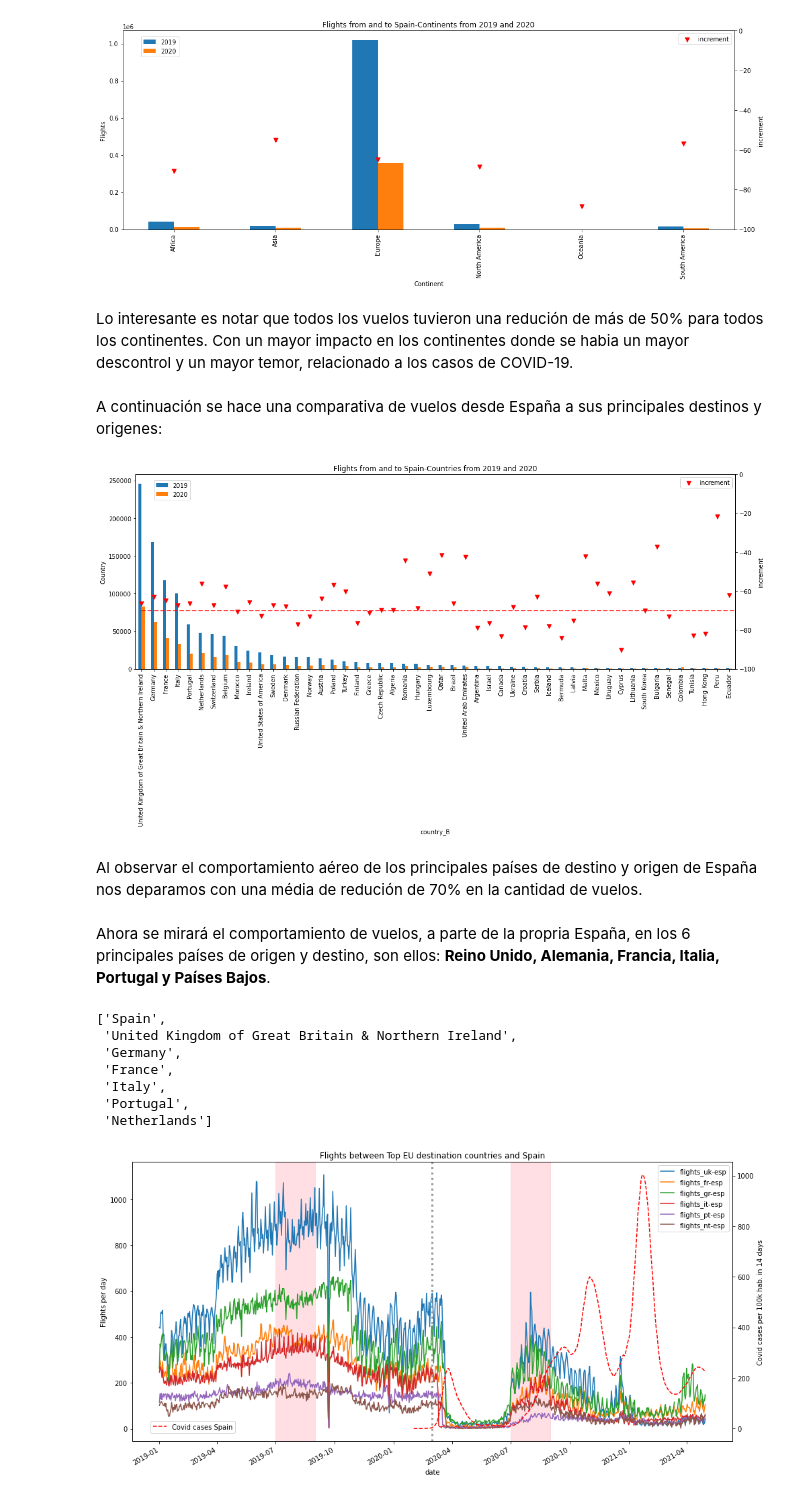
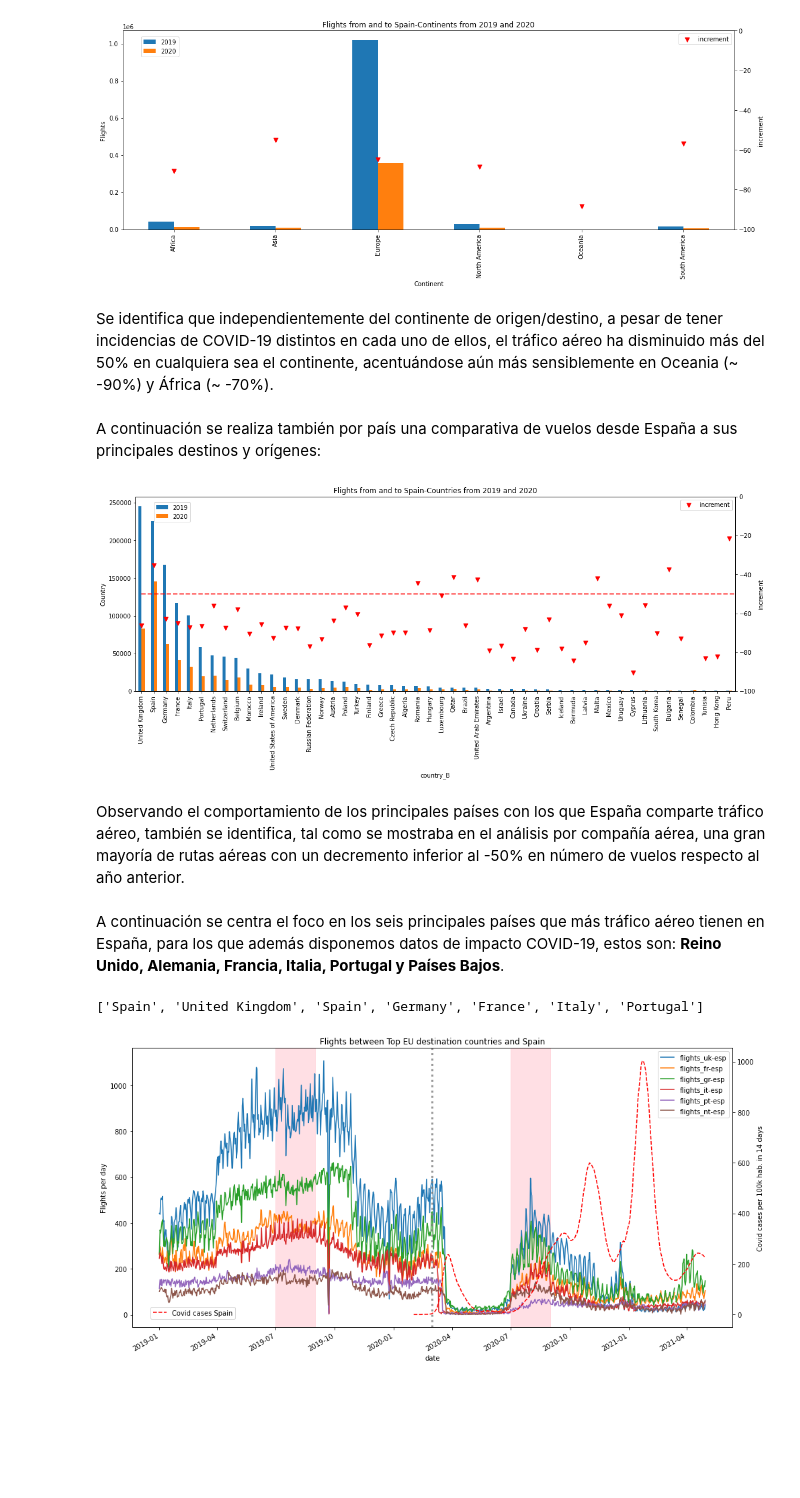
Before and after one commit to victorfontanezi/CapstoneProject, a Jupyter notebook: 3 - Analisis de vuelos en el mercado español.ipynb, the cells around one changed output. Saved outputs shown, nothing was run; the diff lists cells and outputs as text; code cells hidden in the pictures; blank space fills up the shorter version.

```diff
--- a/3 - Analisis de vuelos en el mercado español.ipynb
+++ b/3 - Analisis de vuelos en el mercado español.ipynb
@@ -205,7 +206,7 @@ df_esp.to_csv('input_data_clean/all_spain_flights_clean.csv.gz', sep=';', index=
 # %% [markdown]
 # Data Analysis
 # %%
-df_esp = pd.read_csv('input_data_clean/all_spain_flights_clean.csv.gz', sep=',', encoding='utf-8',)
+df_esp = pd.read_csv('input_data_clean/all_spain_flights_clean.csv.gz', sep=';', encoding='utf-8',)
 df_esp['date'] = pd.to_datetime(df_esp['date'])
 # %% [markdown]
 ## Top airline companies
@@ -391,43 +393,37 @@ ax2.set_ylim([-100,0])
 ax2.legend(loc=0);
 # %% [output]
 [figure]
-# %% [markdown]
-Lo interesante es notar que todos los vuelos tuvieron una redución de más de 50% para todos los continentes. Con un mayor impacto en los continentes donde se habia un mayor descontrol y un mayor temor, relacionado a los casos de COVID-19.
+# %% [markdown]
+Se identifica que independientemente del continente de origen/destino, a pesar de tener incidencias de COVID-19 distintos en cada uno de ellos, el tráfico aéreo ha disminuido más del 50% en cualquiera sea el continente, acentuándose aún más sensiblemente en Oceania (~ -90%) y África (~ -70%).
 # %% [markdown]
-A continuación se hace una comparativa de vuelos desde España a sus principales destinos y origenes:
+A continuación se realiza también por país una comparativa de vuelos desde España a sus principales destinos y orígenes:
 # %%
 df_desti = df_routes[(df_routes['year_']!=2021)]
 table_desti_con = pd.pivot_table(df_desti,values='flights',index=['country_B'],columns=['year_'],aggfunc='sum').fillna(0)
 table_desti_con = table_desti_con.sort_values(2019,ascending=False).iloc[0:50].fillna(0)
 table_desti_con.reset_index(inplace=True)
 table_desti_con['increment'] = np.round(((table_desti_con[2020]-table_desti_con[2019])/table_desti_con[2019])*100,2)
 ax_table_desti_con = table_desti_con.plot.bar(x='country_B',y=[2019,2020],figsize=(18,6))
 ax_table_desti_con.set_ylabel("Flights",)
 ax_table_desti_con.set_ylabel("Country",)
 ax_table_desti_con.set_title('Flights from and to Spain-Countries from 2019 and 2020')
 ax2 = ax_table_desti_con.twinx()
 table_desti_con.plot(x='country_B',y='increment',ax=ax2,kind='scatter',color='r',label='increment', marker='v',s=50,)
 ax_table_desti_con.legend(loc=(0.03,0.87))
 ax2.set_ylim([-100,0])
 ax2.legend(loc=0)
-ax2.hlines(y=-70, xmin=0, xmax=len(table_desti_con), linewidth=2, color='r',linestyles='--',alpha=0.7);
+ax2.hlines(y=-50, xmin=0, xmax=len(table_desti_con), linewidth=2, color='r',linestyles='--',alpha=0.7);
 # %% [output]
-[figure, old version]
+[figure, new version]
-# %% [markdown]
-Al observar el comportamiento aéreo de los principales países de destino y origen de España nos deparamos con una média de redución de 70% en la cantidad de vuelos.
+# %% [markdown]
+Observando el comportamiento de los principales países con los que España comparte tráfico aéreo, también se identifica, tal como se mostraba en el análisis por compañía aérea, una gran mayoría de rutas aéreas con un decremento inferior al -50% en número de vuelos respecto al año anterior.
 # %% [markdown]
-Ahora se mirará el comportamiento de vuelos, a parte de la propria España, en los 6 principales países de origen y destino, son ellos: **Reino Unido, Alemania, Francia, Italia, Portugal y Países Bajos**.
+A continuación se centra el foco en los seis principales países que más tráfico aéreo tienen en España, para los que además disponemos datos de impacto COVID-19, estos son: **Reino Unido, Alemania, Francia, Italia, Portugal y Países Bajos**.
 # %%
 countries_cov = ['Spain'] + list(table_desti_con['country_B'].iloc[0:6])
 countries_cov
 # %% [output]
-['Spain',
- 'United Kingdom of Great Britain & Northern Ireland',
- 'Germany',
- 'France',
- 'Italy',
- 'Portugal',
- 'Netherlands']
+['Spain', 'United Kingdom', 'Spain', 'Germany', 'France', 'Italy', 'Portugal']
 # %%
 table_desti_con_uk = pd.pivot_table(df_routes[df_routes['country_B'].isin(['United Kingdom of Great Britain & Northern Ireland','United Kingdom'])]
                                     ,values='flights',index=['date'],aggfunc='sum').fillna(0)
```
Also changed, not shown: parts of 40 cells of this notebook, 3 other files.
